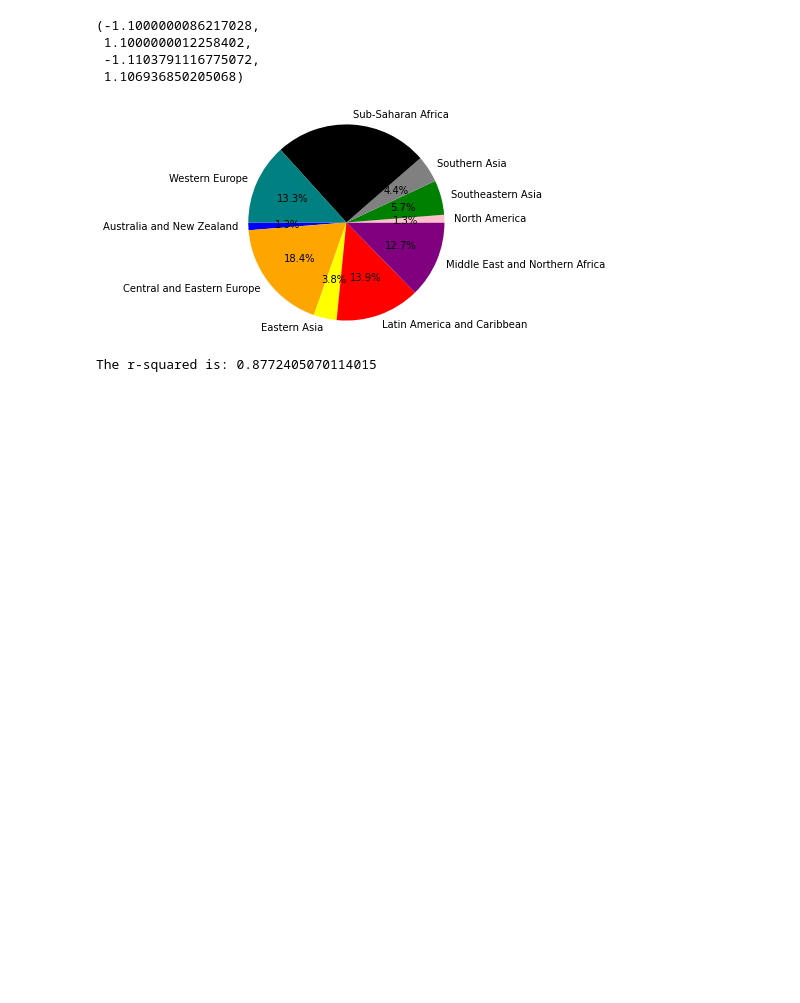
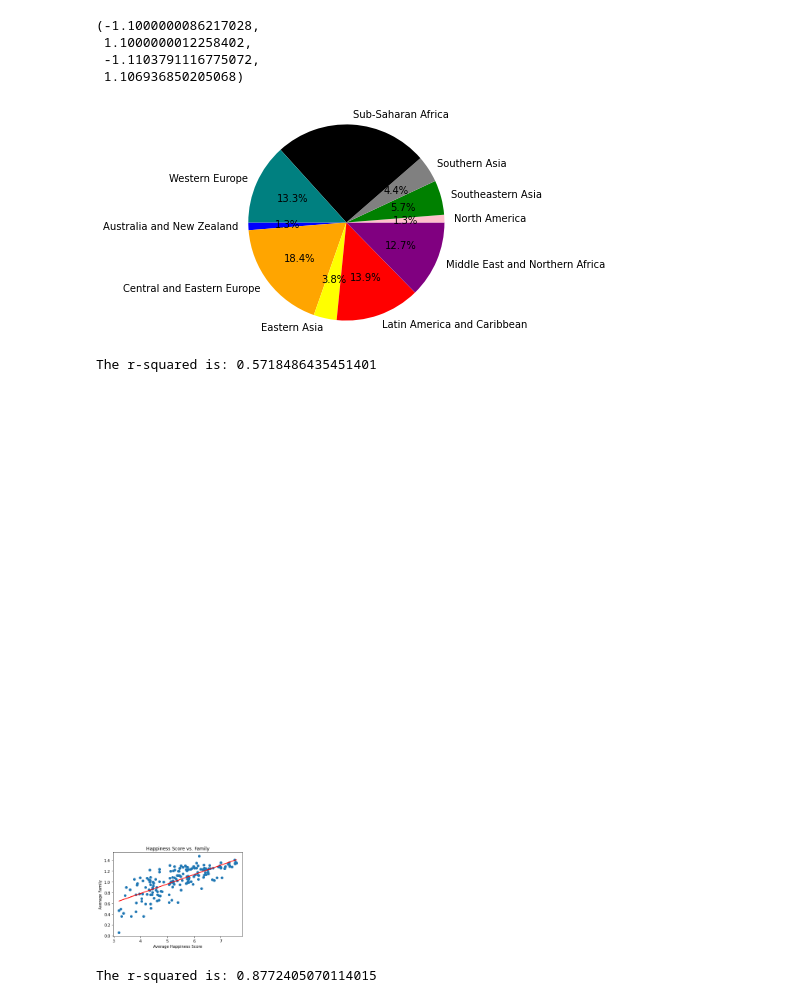
Before and after one commit to lina3362/Project-1, a Jupyter notebook: Project1-WorldHappyness.ipynb, the cells around one changed output. Saved outputs shown, nothing was run; the diff lists cells and outputs as text; code cells hidden in the pictures; blank space fills up the shorter version.

```diff
--- a/Project1-WorldHappyness.ipynb
+++ b/Project1-WorldHappyness.ipynb
@@ -495,6 +499,32 @@ plt.axis("equal")
  -1.1103791116775072,
  1.106936850205068)
 [figure]
+# %%
+#Create x and y values
+x_value = summary_table["Average Happiness Score"]
+y_value = summary_table["Average Family"]
+
+#creating the linear regression
+(slope, intercept, rvalue, pvalue, stderr) = linregress(x_value, y_value)
+
+#set up regression formula
+regress_values = x_value * slope + intercept
+
+#Set up line equation
+line_eq = "y =" + str(round(slope,2)) + "x + " + str(round(intercept,2))
+
+plt.scatter(x_value, y_value)
+plt.plot(x_value, regress_values, "r-")
+plt.annotate(line_eq,(6,10),fontsize=15,color="red")
+
+plt.xlabel("Average Happiness Score")
+plt.ylabel("Average Family")
+plt.title("Happiness Score vs. Family")
+print(f"The r-squared is: {rvalue**2}")
+plt.show()
+# %% [output]
+The r-squared is: 0.5718486435451401
+[figure, added]
 # %%
 #Create x and y values
 x_value = summary_table["Average Health (Life Expectancy)"]
```
Also changed, not shown: parts of 2 cells of this notebook.
